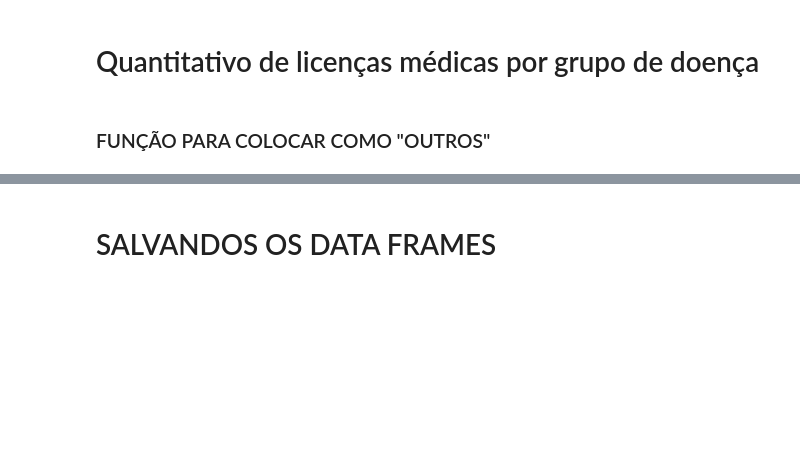
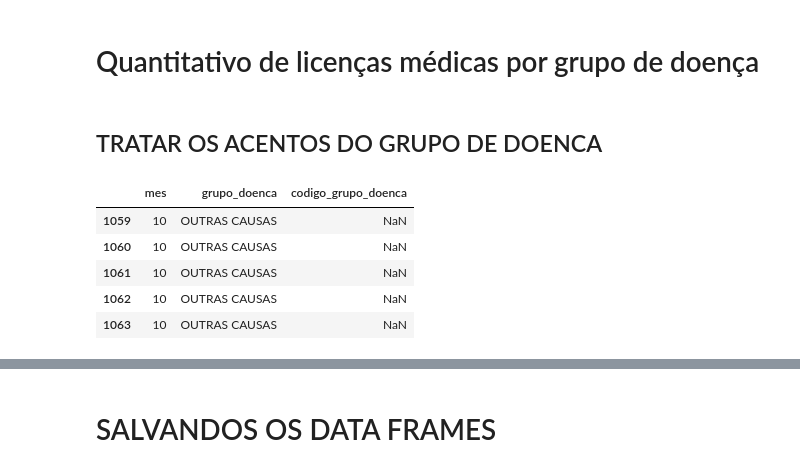
Before and after one commit to pamelaotero/servico_medico, a Jupyter notebook: servico_medico.ipynb, the cells around one changed output, grey strips where cells are left out. Drawn from its saved outputs; the diff is of its cells as text; code cells hidden in the pictures; blank space fills up the shorter version.

```diff
--- a/servico_medico.ipynb
+++ b/servico_medico.ipynb
@@ -847,2 +850,2 @@ df_licencas_grupo_doenca = df_licencas_grupo_doenca[(~df_licencas_grupo_doenca['
-# %% [markdown]
-### FUNÇÃO PARA COLOCAR COMO "OUTROS"
+# %% [markdown]
+## TRATAR OS ACENTOS DO GRUPO DE DOENCA
@@ -848,0 +868,9 @@ df_licencas_grupo_doenca = df_licencas_grupo_doenca[(~df_licencas_grupo_doenca['
+# %%
+df_licencas_grupo_doenca.tail()
+# %% [output]
+|  | mes | grupo_doenca | codigo_grupo_doenca |
+| 1059 | 10 | OUTRAS CAUSAS | NaN |
+| 1060 | 10 | OUTRAS CAUSAS | NaN |
+| 1061 | 10 | OUTRAS CAUSAS | NaN |
+| 1062 | 10 | OUTRAS CAUSAS | NaN |
+| 1063 | 10 | OUTRAS CAUSAS | NaN |
```
Also changed, not shown: parts of 20 cells of this notebook.
